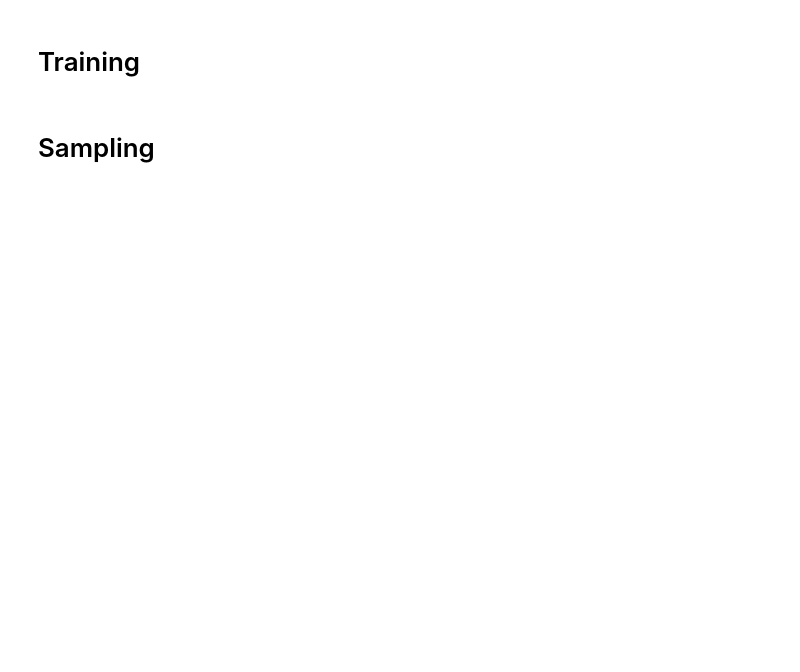
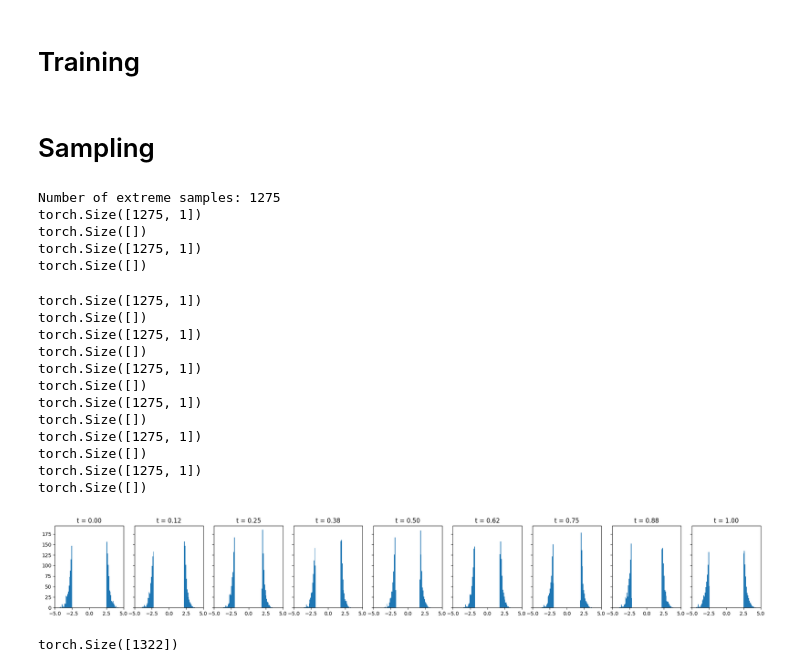
Before and after one commit to facebookresearch/flow_matching, a Jupyter notebook: examples/standalone_normal_flow_matching.ipynb, the cells around one changed output. Cells and saved outputs as stored; diff of their text form; code cells hidden in the pictures; blank space fills up the shorter version.

```diff
--- a/examples/standalone_normal_flow_matching.ipynb
+++ b/examples/standalone_normal_flow_matching.ipynb
@@ -52,20 +54,61 @@ for _ in range(10000):
 # %% [markdown]
 # Sampling
 # %%
-x = torch.randn(300, 1)
+import torch
+import matplotlib.pyplot as plt
+
+x = torch.randn(100000, 1)
+sigma = 1
+x = x * sigma
+
+# Only keep values in the extreme tails
+threshold = 2.5 * sigma  # can use 2, 2.5, 3, etc.
+tail_mask = (x < -threshold) | (x > threshold)
+x = x[tail_mask]
+
+x = x.view(-1, 1)
+
+print(f"Number of extreme samples: {x.shape[0]}")
+
 n_steps = 8
 fig, axes = plt.subplots(1, n_steps + 1, figsize=(20, 3), sharey=True)
 time_steps = torch.linspace(0, 1.0, n_steps + 1)
 
-axes[0].hist(x.detach().numpy(), bins=30, range=(-3, 3))
+axes[0].hist(x.detach().numpy(), bins=100, range=(-5, 5))
 axes[0].set_title(f"t = {time_steps[0]:.2f}")
-axes[0].set_xlim(-3.0, 3.0)
+axes[0].set_xlim(-5.0, 5.0)
 
 for i in range(n_steps):
-    x = flow.step(x_t=x, t_start=time_steps[i], t_end=time_steps[i + 1])
-    axes[i + 1].hist(x.detach().numpy(), bins=30, range=(-3, 3))
+    t_start = torch.tensor(time_steps[i],  device=x.device)
+    t_end   = torch.tensor(time_steps[i+1], device=x.device)
+
+    x = flow.step(x_t=x, t_start=t_start, t_end=t_end)
+    axes[i + 1].hist(x.detach().numpy(), bins=100, range=(-5, 5))
     axes[i + 1].set_title(f"t = {time_steps[i + 1]:.2f}")
-    axes[i + 1].set_xlim(-3.0, 3.0)
+    axes[i + 1].set_xlim(-5.0, 5.0)
 
 plt.tight_layout()
 plt.show()
+# %% [output]
+Number of extreme samples: 1275
+torch.Size([1275, 1])
+torch.Size([])
+torch.Size([1275, 1])
+torch.Size([])
+torch.Size([1275, 1])
+torch.Size([])
+torch.Size([1275, 1])
+torch.Size([])
+torch.Size([1275, 1])
+torch.Size([])
+torch.Size([1275, 1])
+torch.Size([])
+torch.Size([1275, 1])
+torch.Size([])
+torch.Size([1275, 1])
+torch.Size([])
+[figure, added]
+# %%
+x.shape
+# %% [output]
+torch.Size([1322])
```
Also changed, not shown: parts of 2 cells of this notebook, 2 other files.
